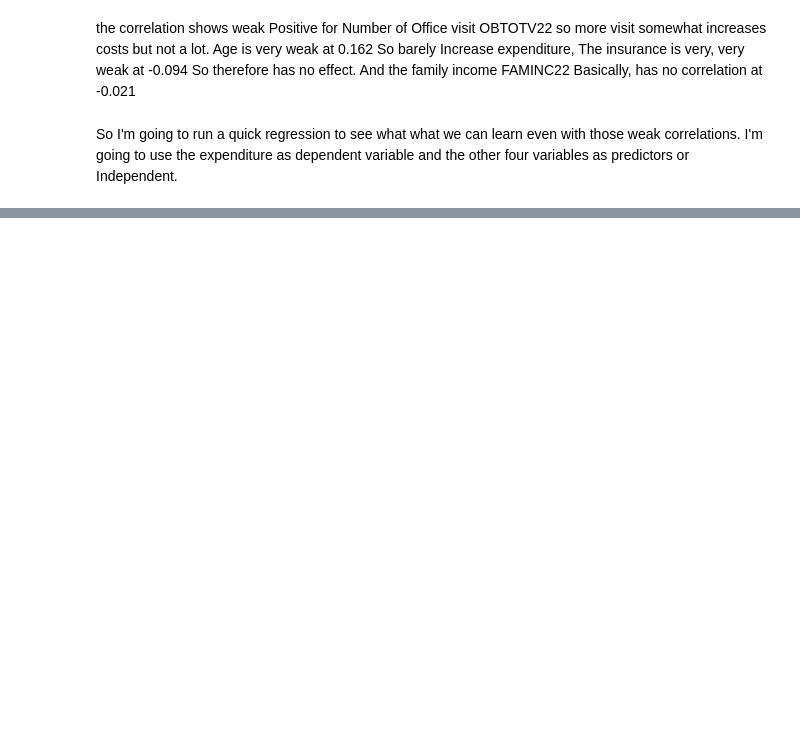
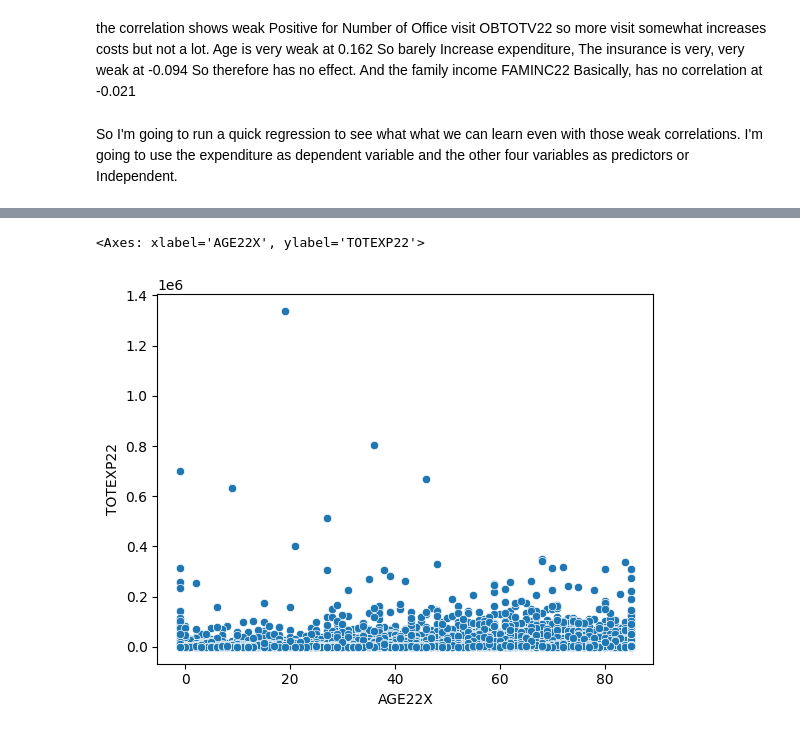
Before and after one commit to sinatijani/medical-cost-regression, a Jupyter notebook: medical_cost_analysis.ipynb, the cells around one changed output, grey strips where cells are left out. Cells and saved outputs as stored; diff of their text form; code cells hidden in the pictures; blank space fills up the shorter version.

```diff
--- a/medical_cost_analysis.ipynb
+++ b/medical_cost_analysis.ipynb
@@ -235,0 +239,7 @@ X = sm.add_
+# %%
+# Remove the outliers
+
+sns.scatterplot(x='AGE22X', y='TOTEXP22', data=df_selected)
+# %% [output]
+<Axes: xlabel='AGE22X', ylabel='TOTEXP22'>
+[figure, added]
```
Also changed, not shown: parts of 15 cells of this notebook, 1 other file.
